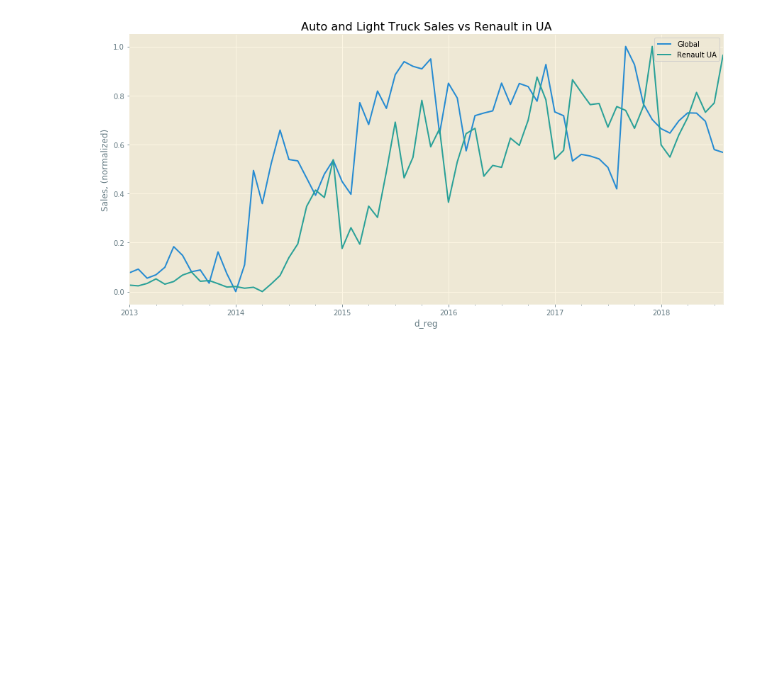
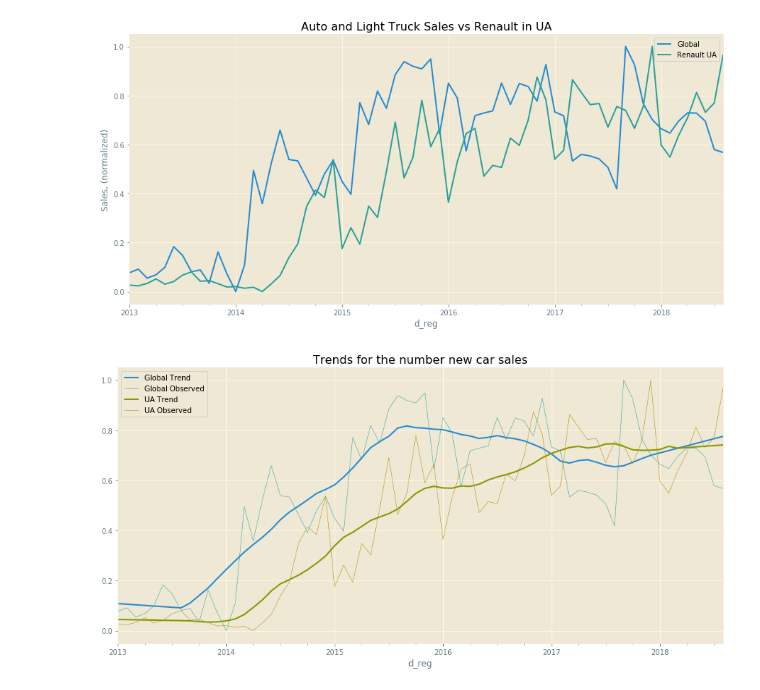
Before and after one commit to apavlenko69/UA_tz_trends, a Jupyter notebook: UA_Tranportni_zasoby.ipynb, the cells around one changed output. Drawn from its saved outputs; the diff is of its cells as text; code cells hidden in the pictures; blank space fills up the shorter version.

Commit message:
Added global trends

```diff
--- a/UA_Tranportni_zasoby.ipynb
+++ b/UA_Tranportni_zasoby.ipynb
@@ -381,3 +367,27 @@ ax3.legend(['Global', 'Renault UA'])
 plt.show()
 # %% [output]
 [figure]
+# %%
+global_decomposed = sm.tsa.seasonal_decompose(df_global_trends_norm,
+                                       extrapolate_trend=1,
+                                       freq=12)
+
+renault_decomposed = sm.tsa.seasonal_decompose(df_renault_sales_monhtly_norm,
+                                       extrapolate_trend=1,
+                                       freq=12)
+# %%
+# Create plot
+fig5 = plt.figure(figsize=(15,7))
+
+# Plot and customize
+ax5 = global_decomposed.trend.plot(label='Global Trend', linewidth=2)
+global_decomposed.observed.plot(label='Global Observed', linewidth=0.5, ax=ax5)
+renault_decomposed.trend.plot(label='UA Trend', linewidth=2, ax=ax5)
+renault_decomposed.observed.plot(label='UA Observed', linewidth=0.5, ax=ax5)
+
+ax5.set(title='Trends for the number new car sales')
+ax5.legend()
+
+plt.show()
+# %% [output]
+[figure, added]
```
Also changed, not shown: parts of 11 cells of this notebook.
